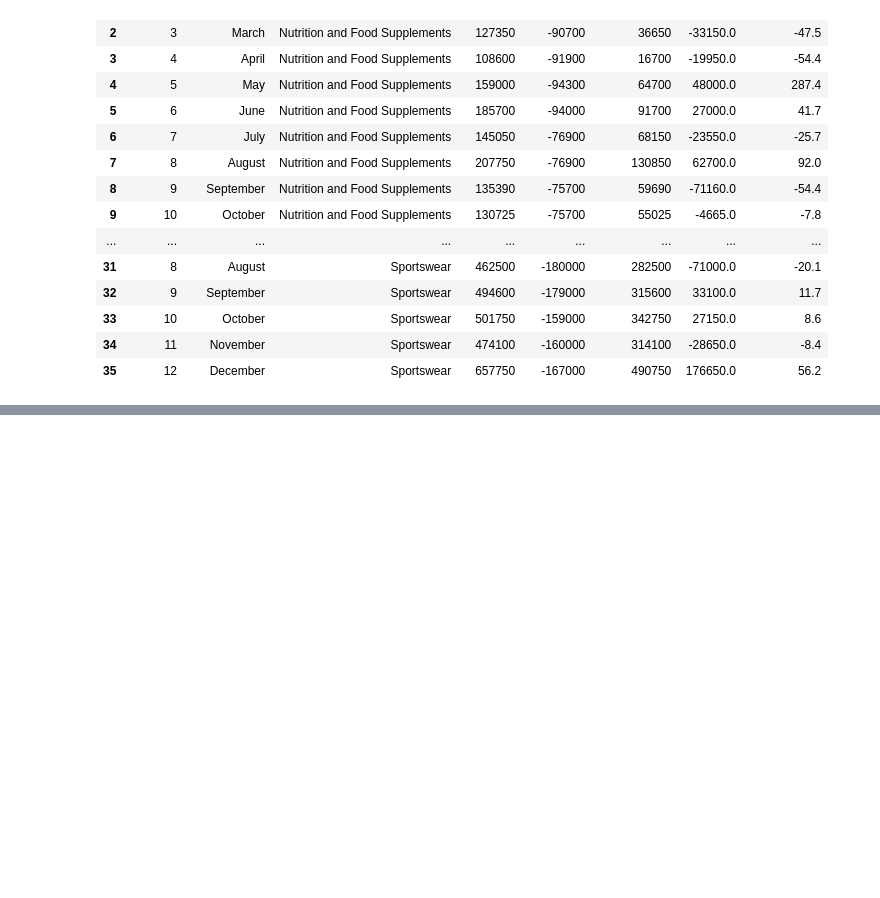
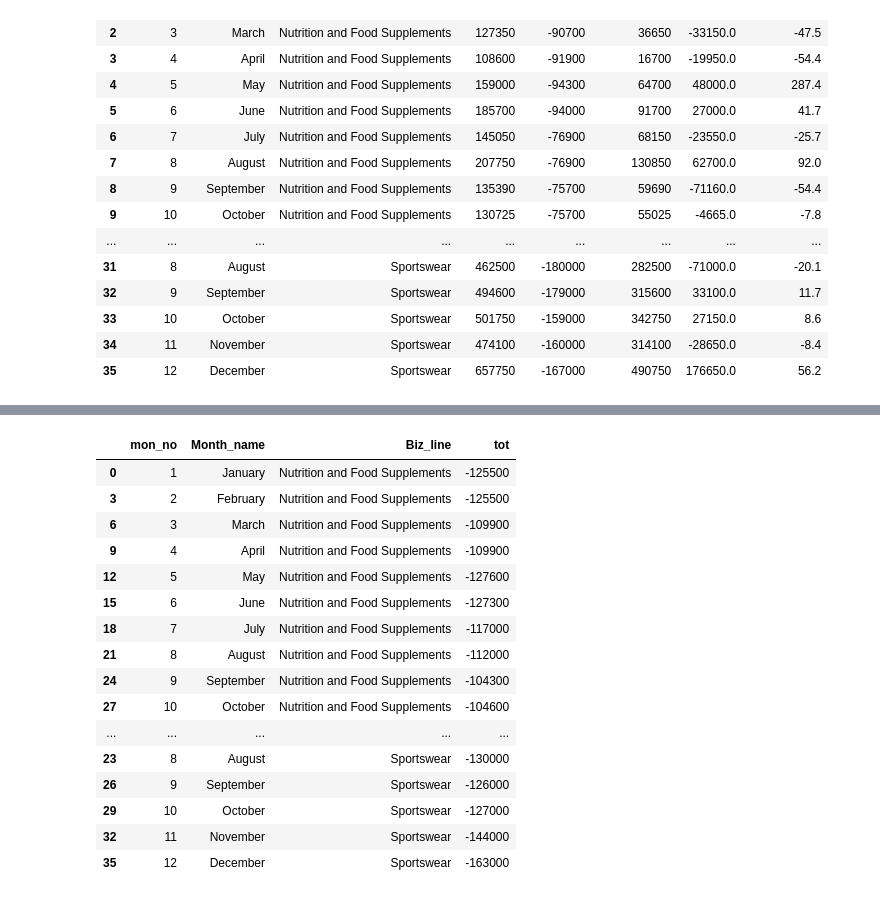
Before and after one commit to djibril968/Python_projects, a Jupyter notebook: Onyx_Financial_Analysis.ipynb, the cells around one changed output, grey strips where cells are left out. Saved outputs shown, nothing was run; the diff lists cells and outputs as text; code cells hidden in the pictures; blank space fills up the shorter version.

```diff
--- a/Onyx_Financial_Analysis.ipynb
+++ b/Onyx_Financial_Analysis.ipynb
@@ -754,0 +792,25 @@ gp_trend
+# %%
+# EBIT analysis
+
+#overall ebit analysis
+opex_biz_line
+
+# momth over month ebit diff across business lines
+# %% [output]
+|  | mon_no | Month_name | Biz_line | tot |
+| 0 | 1 | January | Nutrition and Food Supplements | -125500 |
+| 3 | 2 | February | Nutrition and Food Supplements | -125500 |
+| 6 | 3 | March | Nutrition and Food Supplements | -109900 |
+| 9 | 4 | April | Nutrition and Food Supplements | -109900 |
+| 12 | 5 | May | Nutrition and Food Supplements | -127600 |
+| 15 | 6 | June | Nutrition and Food Supplements | -127300 |
+| 18 | 7 | July | Nutrition and Food Supplements | -117000 |
+| 21 | 8 | August | Nutrition and Food Supplements | -112000 |
+| 24 | 9 | September | Nutrition and Food Supplements | -104300 |
+| 27 | 10 | October | Nutrition and Food Supplements | -104600 |
+| ... | ... | ... | ... | ... |
+| 23 | 8 | August | Sportswear | -130000 |
+| 26 | 9 | September | Sportswear | -126000 |
+| 29 | 10 | October | Sportswear | -127000 |
+| 32 | 11 | November | Sportswear | -144000 |
+| 35 | 12 | December | Sportswear | -163000 |
```
Also changed, not shown: parts of 7 cells of this notebook.
